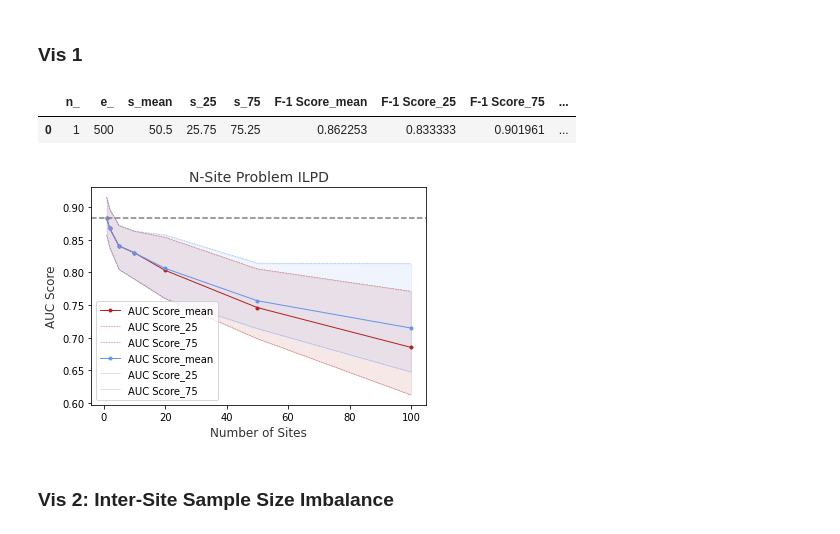
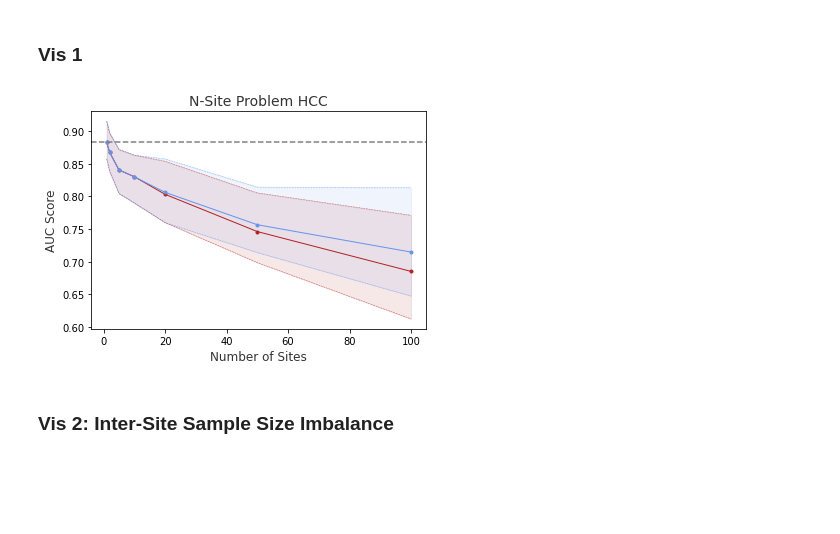
Before and after one commit to GregChen3072/MasterArbeit, a Jupyter notebook: src/visualization.ipynb, the cells around one changed output. Saved outputs shown, nothing was run; the diff lists cells and outputs as text; code cells hidden in the pictures; blank space fills up the shorter version.

```diff
--- a/src/visualization.ipynb
+++ b/src/visualization.ipynb
@@ -13,17 +13,3 @@ import seaborn as sns
 ## Data Visualization
 # %% [markdown]
 ### Vis 1
-# %%
-path_1_1 = "/Users/greg/Downloads/AR_Master_Thesis/output/vis_HCC_1_1.csv"
-path_1_2 = "/Users/greg/Downloads/AR_Master_Thesis/output/vis_HCC_1_2.csv"
-path_1_3 = "/Users/greg/Downloads/AR_Master_Thesis/output/vis_HCC_1_3.csv"
-
-df_1_1 = pd.read_csv(path_1_1, index_col=False)
-df_1_2 = pd.read_csv(path_1_2, index_col=False)
-df_1_3 = pd.read_csv(path_1_3, index_col=False)
-
-def percentile(n):
-    def percentile_(x):
-        return np.percentile(x, n)
-    percentile_.__name__ = '%s' % n
-    return percentile_
@@ -40,5 +15,0 @@ plot_1_3.columns = ['_'.join(col) for col in plot_1_3.columns]
-# %%
-plot_1_1
-# %% [output]
-|  | n_ | e_ | s_mean | s_25 | s_75 | F-1 Score_mean | F-1 Score_25 | F-1 Score_75 | ... |
-| 0 | 1 | 500 | 50.5 | 25.75 | 75.25 | 0.862253 | 0.833333 | 0.901961 | ... |
@@ -45,33 +36,54 @@ plot_1_1
 # %%
+# Import and transform data based on specified paths. Visualize NOW!
+df_1_1 = pd.read_csv(path_1_1, index_col=False)
+df_1_2 = pd.read_csv(path_1_2, index_col=False)
+df_1_3 = pd.read_csv(path_1_3, index_col=False)
+
+def percentile(n):
+    def percentile_(x):
+        return np.percentile(x, n)
+    percentile_.__name__ = '%s' % n
+    return percentile_
+
+# column.agg([np.sum, np.mean, np.std, np.median, np.var, np.min, np.max, percentile(25), percentile(75)])
+#df_1_1.quantile([.25, .75])
+plot_1_1 = df_1_1.groupby(['n', 'e']).agg([np.mean, percentile(25), percentile(75)]).reset_index()
+plot_1_2 = df_1_2.groupby(['n', 'e']).agg([np.mean, percentile(25), percentile(75)]).reset_index()
+plot_1_3 = df_1_3.groupby(['n', 'e', 'r']).agg([np.mean, percentile(25), percentile(75)]).reset_index()
+
+plot_1_1.columns = ['_'.join(col) for col in plot_1_1.columns]
+plot_1_2.columns = ['_'.join(col) for col in plot_1_2.columns]
+plot_1_3.columns = ['_'.join(col) for col in plot_1_3.columns]
+
 # Plot mean estimate as a line
 plt.plot('n_', 'AUC Score_mean', data = plot_1_2, linewidth=1, alpha=1, color="firebrick", marker='.')
 plt.plot('n_', 'AUC Score_25', data = plot_1_2, linewidth=0.5, alpha=0.7, color="firebrick", linestyle='--')
 plt.plot('n_', 'AUC Score_75', data = plot_1_2, linewidth=0.5, alpha=0.7, color="firebrick", linestyle='--')
 
 # Fill between the upper and lower bands
 plt.fill_between(x = 'n_',
                  y1 = 'AUC Score_25', y2 = 'AUC Score_75',
                  data = plot_1_2, alpha=0.1, color="firebrick")
 
 plt.plot('n_', 'AUC Score_mean', data = plot_1_3, linewidth=1, alpha=1, color="cornflowerblue", marker='.')
 plt.plot('n_', 'AUC Score_25', data = plot_1_3, linewidth=0.5, alpha=0.7, color="cornflowerblue", linestyle='--')
 plt.plot('n_', 'AUC Score_75', data = plot_1_3, linewidth=0.5, alpha=0.7, color="cornflowerblue", linestyle='--')
 
 # Fill between the upper and lower bands
 plt.fill_between(x = 'n_',
                  y1 = 'AUC Score_25', y2 = 'AUC Score_75',
                  data = plot_1_3, alpha=0.1, color="cornflowerblue")
 
-plt.axhline(y=0.883067, color='grey', linestyle='--')
+plt.axhline(y=plot_1_1.at[0, 'AUC Score_mean'], color='grey', linestyle='--')
 
-plt.title("N-Site Problem ILPD", alpha=0.8, fontsize=14)
+plt.title("N-Site Problem HCC", alpha=0.8, fontsize=14)
 plt.xlabel("Number of Sites", alpha=0.8, fontsize=12)
 plt.ylabel("AUC Score", alpha=0.8, fontsize=12)
 
-plt.legend()
+# plt.legend()
 plt.show()
 # %% [output]
-[figure, old version]
+[figure, new version]
 # %% [markdown]
 ### Vis 2: Inter-Site Sample Size Imbalance
 # %%
```
Also changed, not shown: parts of 19 cells of this notebook, 2 other files.
